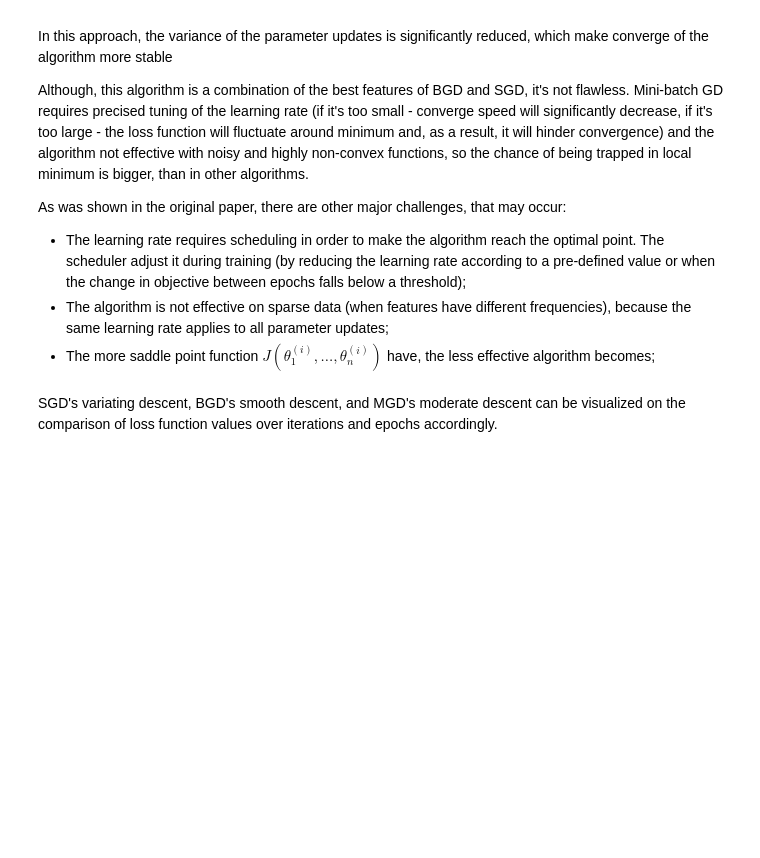
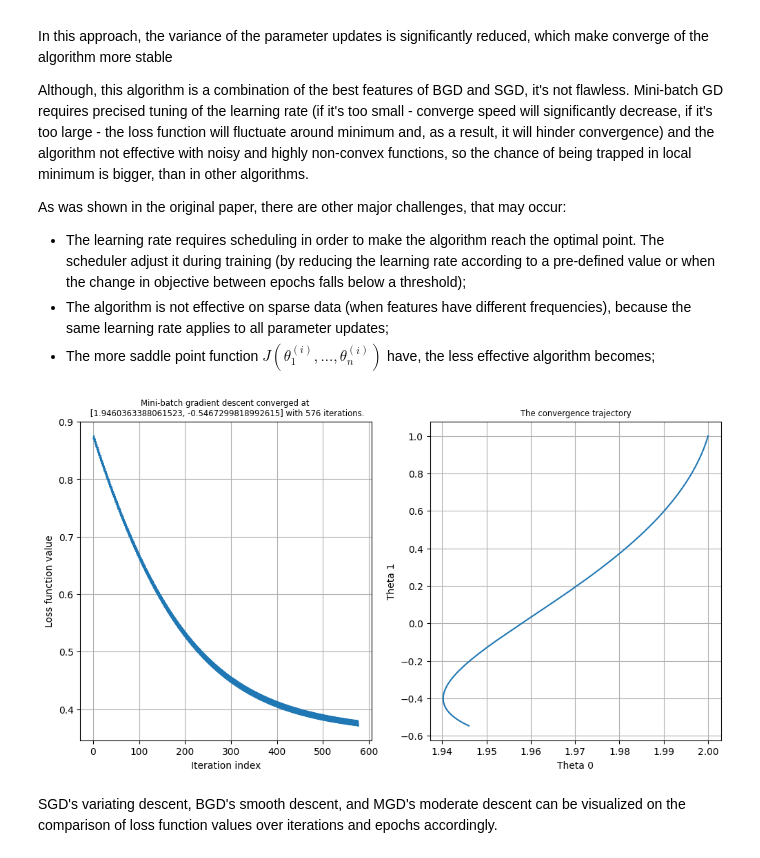
Before and after one commit to nastya44/improved-computer-vision, a Jupyter notebook: notebook/benchmark.ipynb, the cells around one changed output. Drawn from its saved outputs; the diff is of its cells as text; code cells hidden in the pictures; blank space fills up the shorter version.

```diff
--- a/notebook/benchmark.ipynb
+++ b/notebook/benchmark.ipynb
@@ -468,2 +516,65 @@ theta_mgd = theta.detach().clone()
+# %%
+import math
+
+def mgd_loss_generator(x: torch.Tensor, y: torch.Tensor):
+  def func(_theta: torch.Tensor):
+    loss = loss_fn(converter_fn(adder_fn(_theta, x)), y)
+    reduced = torch.sum(loss) / y.size(0)
+    return reduced
+  return func
+
+
+def get_sample(idx: int, batch_size: int):
+  y_mgd = y[idx:idx+batch_size]
+  x_mgd = x[:, idx:idx+batch_size]
+  return x_mgd, y_mgd
+
+
+eps = 1e-3 # A numerical accuracy parameter: $ | x_i - x_{i-1} | < \varepsilon $
+h = 0.0001 # A step of the derivative partitioning grid with the range of $ 0<h<1 $. The lower value, the higher gradient precision
+epoch, max_epoch = 0, 1_000
+alpha = torch.tensor([0.01]) # A gradient descent step with a valid range of $ 0 < \lambda < 1 $
+
+loss_hist_mgd = []
+theta_mgd_hist = torch.reshape(theta.detach().clone(), (1, theta.shape[0]))
+theta_mgd = theta.detach().clone()
+
+BATCH_SIZE = 25
+
+size = y.size(0)
+num_batches = math.ceil(size / BATCH_SIZE)
+for epoch in range(max_epoch):
+  i = epoch % num_batches
+
+  x_mgd, y_mgd = get_sample(i, BATCH_SIZE)
+  loss = mgd_loss_generator(x_mgd, y_mgd)
+
+  loss_hist_mgd.append(loss(theta_mgd).detach().numpy().item())
+  grad_val = grad_center(loss, theta_mgd)
+  theta_mgd -= alpha * grad_val
+
+  theta_mgd_hist = torch.cat((theta_mgd_hist, torch.reshape(theta_mgd, (1, theta.shape[0]))), dim=0)
+
+  if torch.norm(theta_mgd_hist[-1] - theta_mgd_hist[-2]) < eps:
+    break
+
+fig, axs = plt.subplots(1, 2, figsize=(12, 6))
+
+axs[0].plot(list(range(1, len(loss_hist_mgd) + 1)), loss_hist_mgd)
+axs[0].set_xlabel('Iteration index')
+axs[0].set_ylabel('Loss function value')
+axs[0].set_title(f'Mini-batch gradient descent converged at \n {theta_mgd.detach().numpy().tolist()} with {epoch} iterations.',
+                 fontdict={ 'fontsize': 'small' })
+axs[0].grid(True)
+
+axs[1].plot(theta_mgd_hist[:, 0], theta_mgd_hist[:, 1])
+axs[1].set_xlabel('Theta 0')
+axs[1].set_ylabel('Theta 1')
+axs[1].set_title('The convergence trajectory', fontdict={ 'fontsize': 'small' }) # TODO: add surface plot of the objective function
+axs[1].grid(True)
+
+plt.show()
+# %% [output]
+[figure, added]
 # %% [markdown]
 SGD's variating descent, BGD's smooth descent, and MGD's moderate descent can be visualized on the comparison of loss function values over iterations and epochs accordingly.
```
Also changed, not shown: parts of 22 cells of this notebook.
